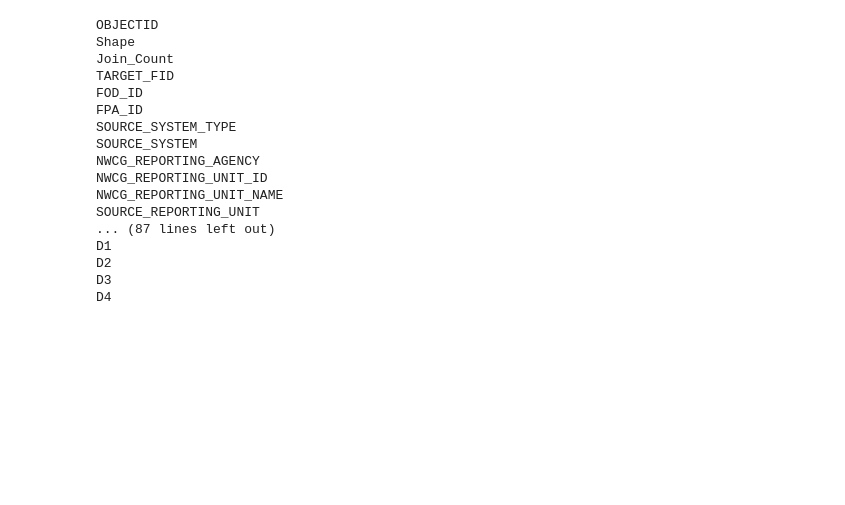
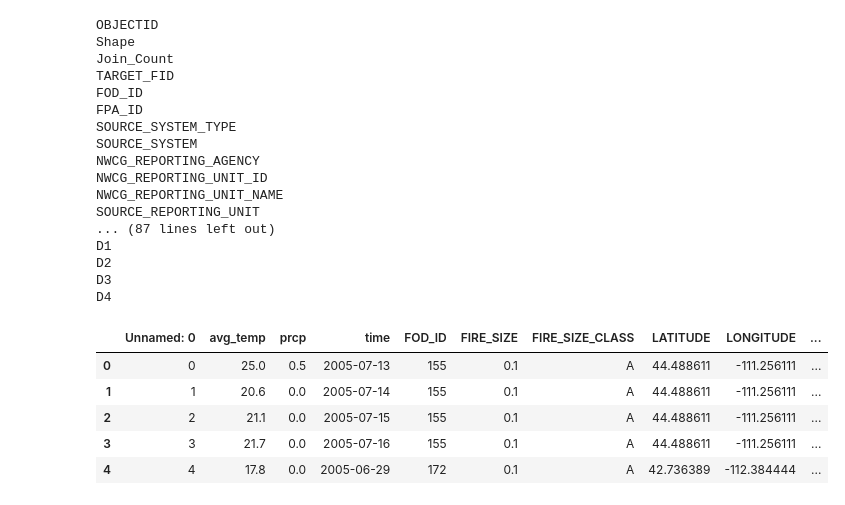
Before and after one commit to vc-adams/Idaho_Wildfires_Dashboard, a Jupyter notebook: Data_Wrangling_KCY.ipynb, the cells around one changed output. Cells and saved outputs as stored; diff of their text form; code cells hidden in the pictures; blank space fills up the shorter version.

Commit message:
updated data wrangling notebook.

```diff
--- a/Data_Wrangling_KCY.ipynb
+++ b/Data_Wrangling_KCY.ipynb
@@ -350,3 +350,14 @@ D1
 D2
 D3
 D4
+# %%
+fire_weather_data = pd.read_csv("Idaho_Fire_Weather_Data.csv")
+# %%
+fire_weather_data.head()
+# %% [output]
+|  | Unnamed: 0 | avg_temp | prcp | time | FOD_ID | FIRE_SIZE | FIRE_SIZE_CLASS | LATITUDE | LONGITUDE | ... |
+| 0 | 0 | 25.0 | 0.5 | 2005-07-13 | 155 | 0.1 | A | 44.488611 | -111.256111 | ... |
+| 1 | 1 | 20.6 | 0.0 | 2005-07-14 | 155 | 0.1 | A | 44.488611 | -111.256111 | ... |
+| 2 | 2 | 21.1 | 0.0 | 2005-07-15 | 155 | 0.1 | A | 44.488611 | -111.256111 | ... |
+| 3 | 3 | 21.7 | 0.0 | 2005-07-16 | 155 | 0.1 | A | 44.488611 | -111.256111 | ... |
+| 4 | 4 | 17.8 | 0.0 | 2005-06-29 | 172 | 0.1 | A | 42.736389 | -112.384444 | ... |
```
Also changed, not shown: parts of 17 cells of this notebook.
